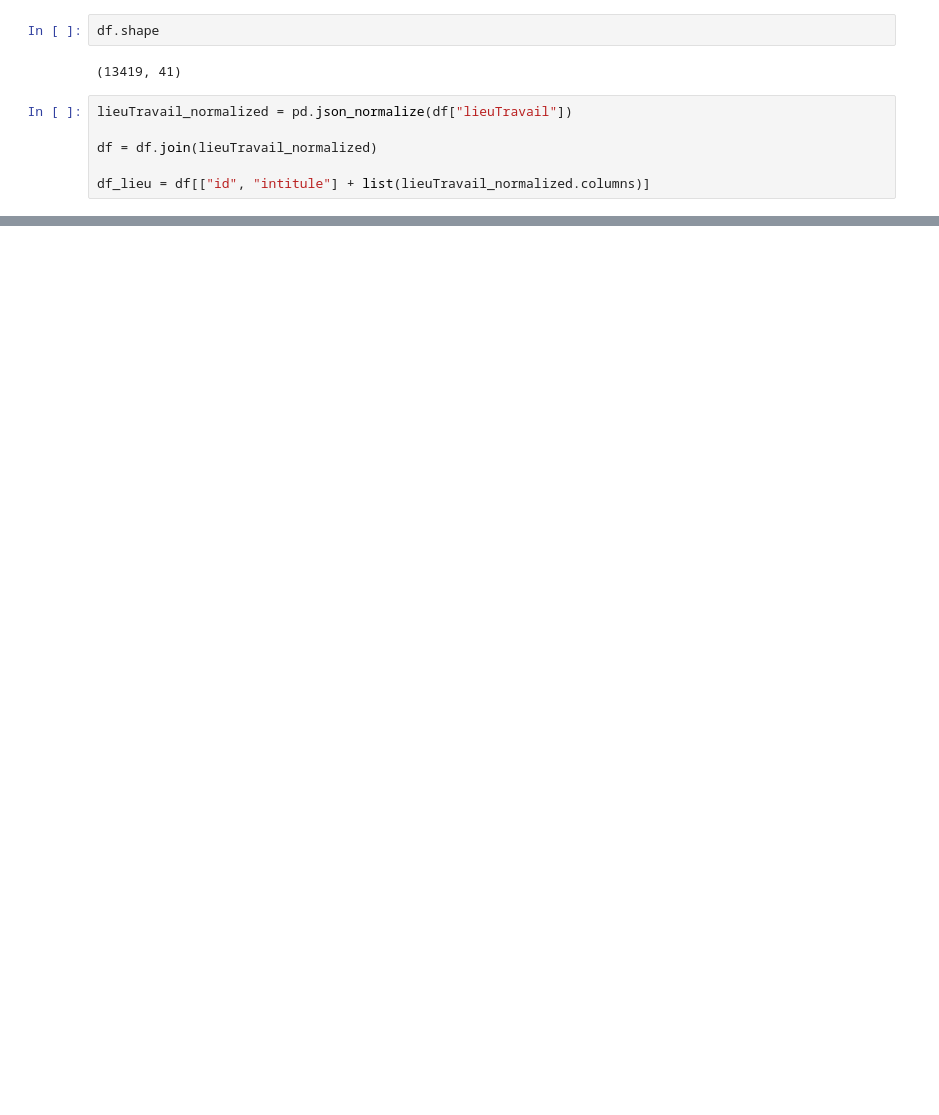
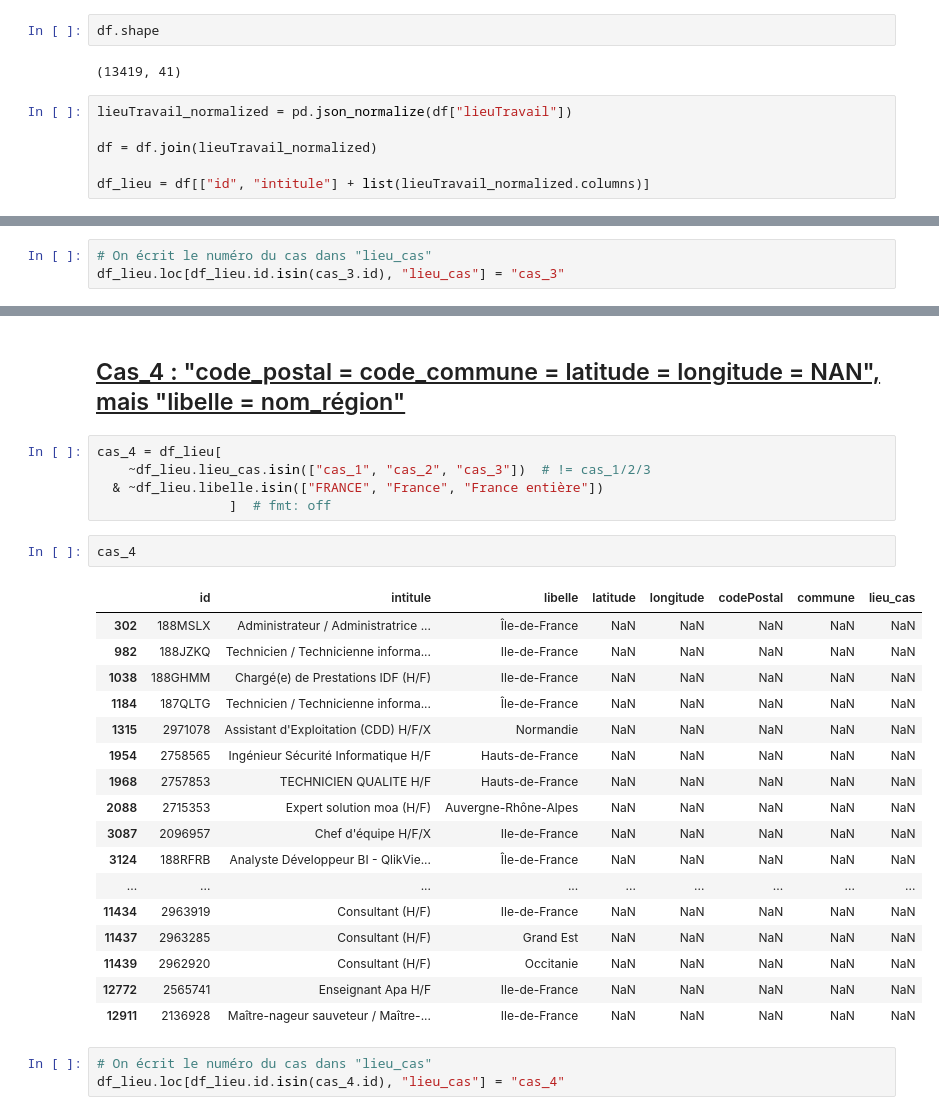
Before and after one commit to vimchun/Job-Market-in-France, a Jupyter notebook: api_extract__transform/notebook.ipynb, the cells around one changed output, grey strips where cells are left out. Drawn from its saved outputs; the diff is of its cells as text; blank space fills up the shorter version.

```diff
--- a/api_extract__transform/notebook.ipynb
+++ b/api_extract__transform/notebook.ipynb
@@ -266,0 +216,3 @@ df_lieu
+# %%
+# On écrit le numéro du cas dans "lieu_cas"
+df_lieu.loc[df_lieu.id.isin(cas_3.id), "lieu_cas"] = "cas_3"
@@ -266,0 +233,30 @@ df_lieu
+# %% [markdown]
+## <u> Cas_4 : "code_postal = code_commune = latitude = longitude = NAN", mais "libelle = nom_région" </u>
+# %%
+cas_4 = df_lieu[
+    ~df_lieu.lieu_cas.isin(["cas_1", "cas_2", "cas_3"])  # != cas_1/2/3
+  & ~df_lieu.libelle.isin(["FRANCE", "France", "France entière"])
+                 ]  # fmt: off
+# %%
+cas_4
+# %% [output]
+|  | id | intitule | libelle | latitude | longitude | codePostal | commune | lieu_cas |
+| 302 | 188MSLX | Administrateur / Administratrice ... | Île-de-France | NaN | NaN | NaN | NaN | NaN |
+| 982 | 188JZKQ | Technicien / Technicienne informa... | Ile-de-France | NaN | NaN | NaN | NaN | NaN |
+| 1038 | 188GHMM | Chargé(e) de Prestations IDF (H/F) | Ile-de-France | NaN | NaN | NaN | NaN | NaN |
+| 1184 | 187QLTG | Technicien / Technicienne informa... | Île-de-France | NaN | NaN | NaN | NaN | NaN |
+| 1315 | 2971078 | Assistant d'Exploitation (CDD) H/F/X | Normandie | NaN | NaN | NaN | NaN | NaN |
+| 1954 | 2758565 | Ingénieur Sécurité Informatique H/F | Hauts-de-France | NaN | NaN | NaN | NaN | NaN |
+| 1968 | 2757853 | TECHNICIEN QUALITE H/F | Hauts-de-France | NaN | NaN | NaN | NaN | NaN |
+| 2088 | 2715353 | Expert solution moa (H/F) | Auvergne-Rhône-Alpes | NaN | NaN | NaN | NaN | NaN |
+| 3087 | 2096957 | Chef d'équipe H/F/X | Ile-de-France | NaN | NaN | NaN | NaN | NaN |
+| 3124 | 188RFRB | Analyste Développeur BI - QlikVie... | Île-de-France | NaN | NaN | NaN | NaN | NaN |
+| ... | ... | ... | ... | ... | ... | ... | ... | ... |
+| 11434 | 2963919 | Consultant (H/F) | Ile-de-France | NaN | NaN | NaN | NaN | NaN |
+| 11437 | 2963285 | Consultant (H/F) | Grand Est | NaN | NaN | NaN | NaN | NaN |
+| 11439 | 2962920 | Consultant (H/F) | Occitanie | NaN | NaN | NaN | NaN | NaN |
+| 12772 | 2565741 | Enseignant Apa H/F | Ile-de-France | NaN | NaN | NaN | NaN | NaN |
+| 12911 | 2136928 | Maître-nageur sauveteur / Maître-... | Ile-de-France | NaN | NaN | NaN | NaN | NaN |
+# %%
+# On écrit le numéro du cas dans "lieu_cas"
+df_lieu.loc[df_lieu.id.isin(cas_4.id), "lieu_cas"] = "cas_4"
```
Also changed, not shown: parts of 73 cells of this notebook, 1 other file.
